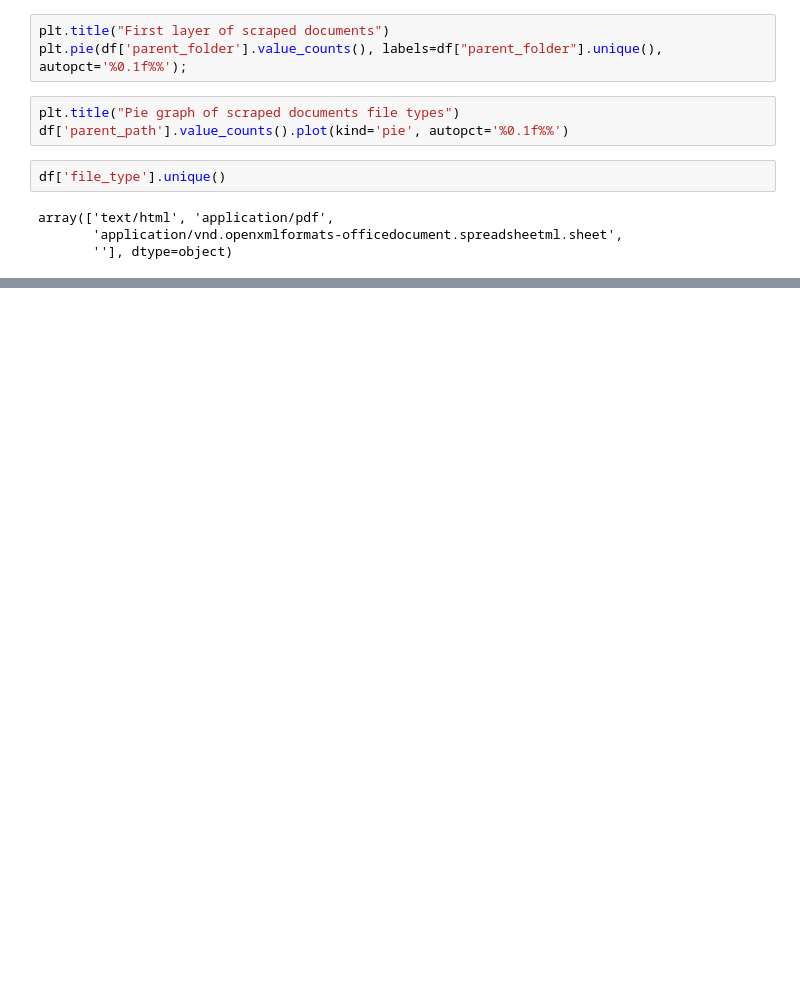
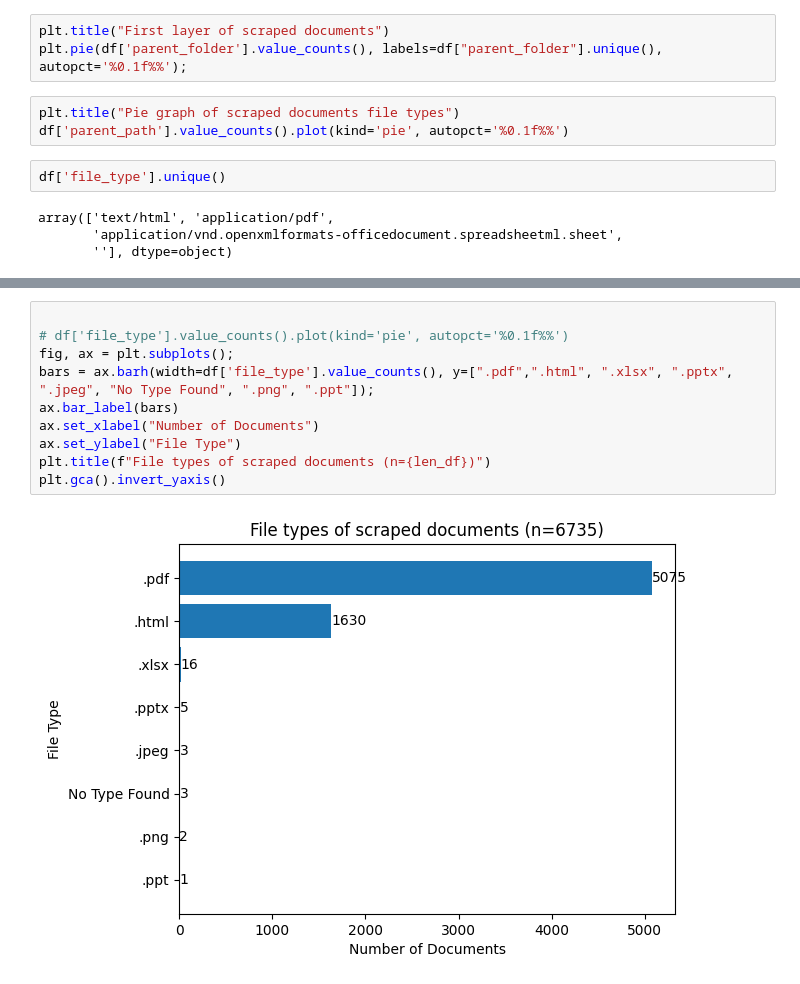
Before and after one commit to rainacao/civicweb-document-downloader, a Jupyter notebook: 03_graph_results.ipynb, the cells around one changed output, grey strips where cells are left out. Drawn from its saved outputs; the diff is of its cells as text; blank space fills up the shorter version.

```diff
--- a/03_graph_results.ipynb
+++ b/03_graph_results.ipynb
@@ -71,3 +99,15 @@ plt.pie(df['file_type'].value_counts(), labels=[".html", ".pdf", ".xlsx", ""], a
+# %%
+
+# df['file_type'].value_counts().plot(kind='pie', autopct='%0.1f%%')
+fig, ax = plt.subplots();
+bars = ax.barh(width=df['file_type'].value_counts(), y=[".pdf",".html", ".xlsx", ".pptx", ".jpeg", "No Type Found", ".png", ".ppt"]);
+ax.bar_label(bars)
+ax.set_xlabel("Number of Documents")
+ax.set_ylabel("File Type")
+plt.title(f"File types of scraped documents (n={len_df})")
+plt.gca().invert_yaxis()
+# %% [output]
+[figure, added]
 # %%
 df['file_type'].value_counts()
 # %% [output]
```
Also changed, not shown: parts of 10 cells of this notebook.
